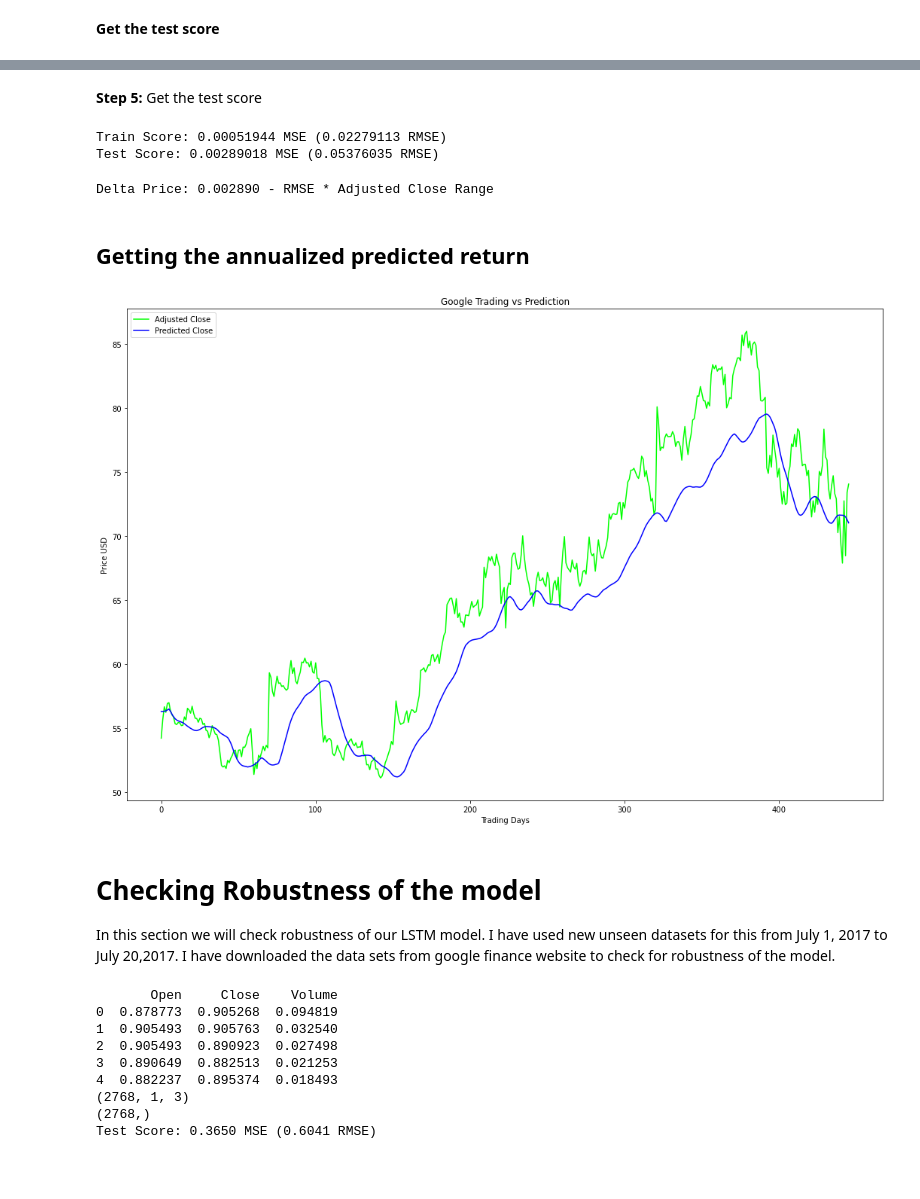
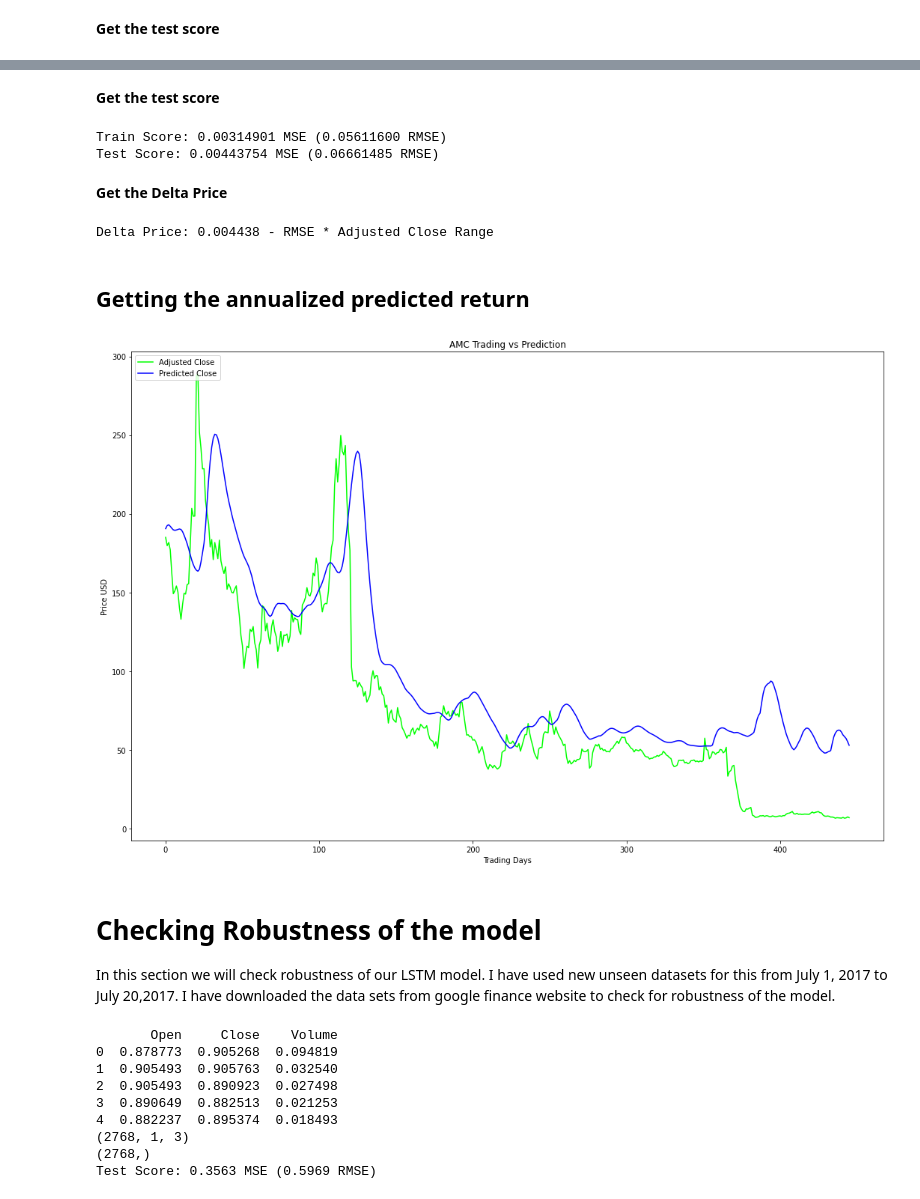
Before and after one commit to zkjfry/MF703, a Jupyter notebook: Stock_Price_Predictor.ipynb, the cells around one changed output, grey strips where cells are left out. Drawn from its saved outputs; the diff is of its cells as text; code cells hidden in the pictures; blank space fills up the shorter version.

```diff
--- a/Stock_Price_Predictor.ipynb
+++ b/Stock_Price_Predictor.ipynb
@@ -17,11 +17,10 @@ import sys
 
 import yfinance as yf
 
-tickers = ['NKE', 'CVS', 'SWK', 'SHW', 'MSFT', 'DISH', 'GIS', 'MA', 'CAG', 'BBY']
+tickers = ['AES', 'UNH', 'AAPL', 'PG', 'PLD', 'DLR', 'BAC', 'TMO', 'JNJ', 'DUK', 'NKE', 'CVS', 'SWK', 'SHW', 'MSFT', 'DISH', 'GIS', 'MA', 'CAG', 'BBY']
 
-
-index_name = "NKE"
-data = yf.download(index_name, '2010-01-01','2018-12-31', interval="1d")
+index_name = "AMC"
+data = yf.download(index_name, '2010-01-01','2023-12-07', interval="1d")
 file_name = index_name + ".csv"
 data.to_csv(file_name,index = False)
 print(data)
@@ -175,8 +143,0 @@ display(stocks.head())
-# %%
-X_train, X_test, y_train, y_test, label_range= sd.train_test_split_linear_regression(stocks)
-
-print("x_train", X_train.shape)
-print("y_train", y_train.shape)
-print("x_test", X_test.shape)
-print("y_test", y_test.shape)
-model = LinearRegressionModel.build_model(X_train,y_train)
@@ -384,5 +324,5 @@ vs.plot_lstm_prediction(y_test,predictions)
 # %% [markdown]
-**Step 5:** Get the test score
+**Get the test score**
 # %%
 trainScore = model.evaluate(X_train, y_train, verbose=0)
 print('Train Score: %.8f MSE (%.8f RMSE)' % (trainScore, math.sqrt(trainScore)))
@@ -390,8 +330,10 @@ print('Train Score: %.8f MSE (%.8f RMSE)' % (trainScore, math.sqrt(trainScore)))
 testScore = model.evaluate(X_test, y_test, verbose=0)
 print('Test Score: %.8f MSE (%.8f RMSE)' % (testScore, math.sqrt(testScore)))
 # %% [output]
-Train Score: 0.00051944 MSE (0.02279113 RMSE)
-Test Score: 0.00289018 MSE (0.05376035 RMSE)
+Train Score: 0.00314901 MSE (0.05611600 RMSE)
+Test Score: 0.00443754 MSE (0.06661485 RMSE)
+# %% [markdown]
+**Get the Delta Price**
 # %%
 range_ = [np.amin(stocks_data['Close']), np.amax(stocks_data['Close'])]
 
@@ -400,22 +342,25 @@ range_ = [np.amin(stocks_data['Close']), np.amax(stocks_data['Close'])]
 true_delta = testScore*(range_[1]-range_[0])
 print('Delta Price: %.6f - RMSE * Adjusted Close Range' % true_delta)
 # %% [output]
-Delta Price: 0.002890 - RMSE * Adjusted Close Range
+Delta Price: 0.004438 - RMSE * Adjusted Close Range
 # %% [markdown]
 ## Getting the annualized predicted return
 # %%
 tmp = pd.DataFrame(predictions, columns=["price"])
 tmp["tmp1"] = np.nan
 tmp["tmp2"] = np.nan
 
 returndf = scaler.inverse_transform(tmp)[:, [0]]
 tmp = pd.DataFrame(y_test, columns=["price"])
 tmp["tmp1"] = np.nan
 tmp["tmp2"] = np.nan
 returntest = scaler.inverse_transform(tmp)[:, [0]]
-vs.plot_lstm_prediction(returntest,returndf)
+vs.plot_lstm_prediction(returntest,returndf,title=index_name+" Trading vs Prediction")
+tmp = pd.DataFrame(returndf, columns=["price"])
+pd.concat([pd.read_csv('all_price.csv'), tmp], axis=1) \
+  .to_csv('all_price.csv', header=True, index=False)
 # %% [output]
-[figure, old version]
+[figure, new version]
 # %% [markdown]
 # Checking Robustness of the model
 
@@ -457,4 +402,4 @@ print('Test Score: %.4f MSE (%.4f RMSE)' % (testScore, math.sqrt(testScore)))
 4  0.882237  0.895374  0.018493
 (2768, 1, 3)
 (2768,)
-Test Score: 0.3650 MSE (0.6041 RMSE)
+Test Score: 0.3563 MSE (0.5969 RMSE)
```
Also changed, not shown: parts of 38 cells of this notebook, 30 other files.
